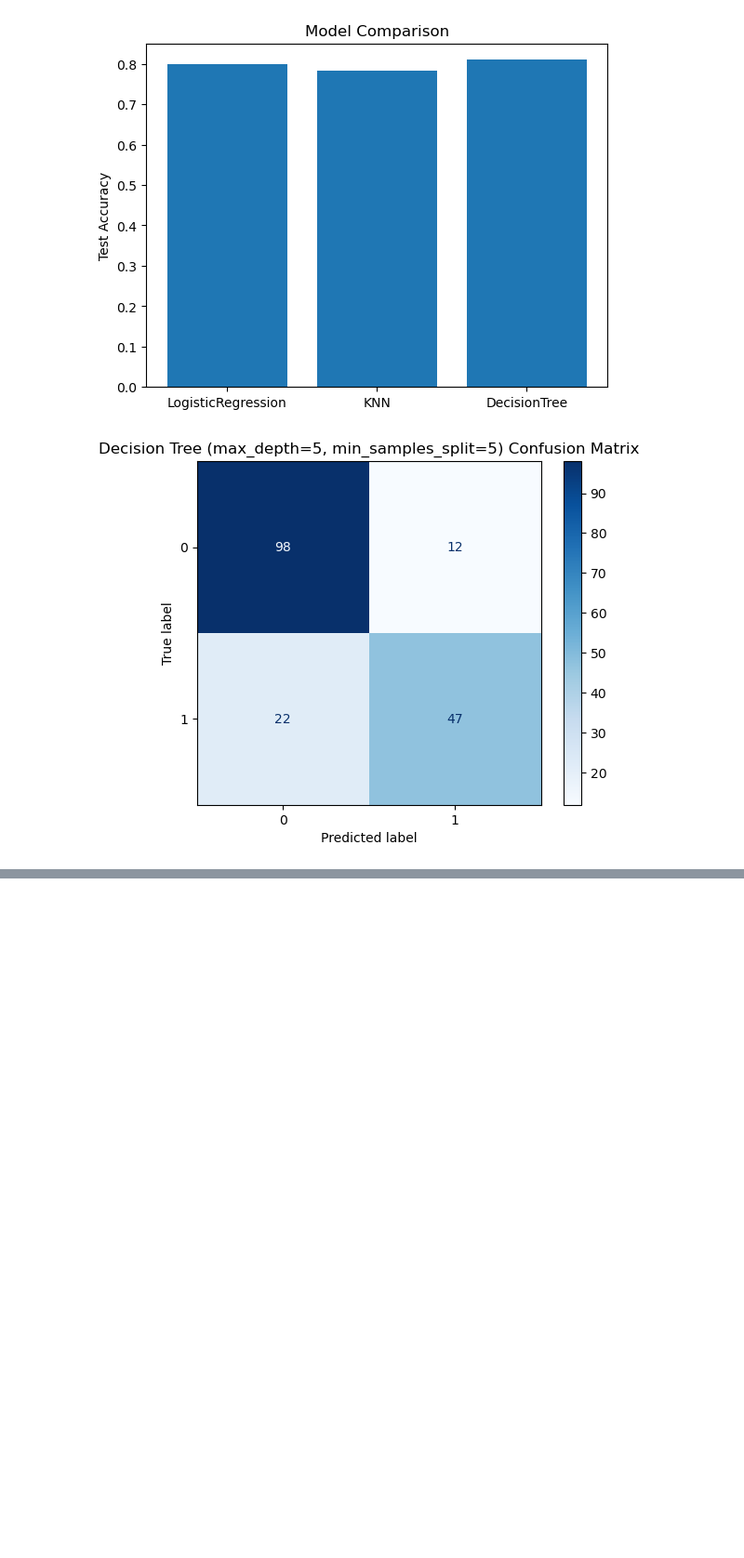
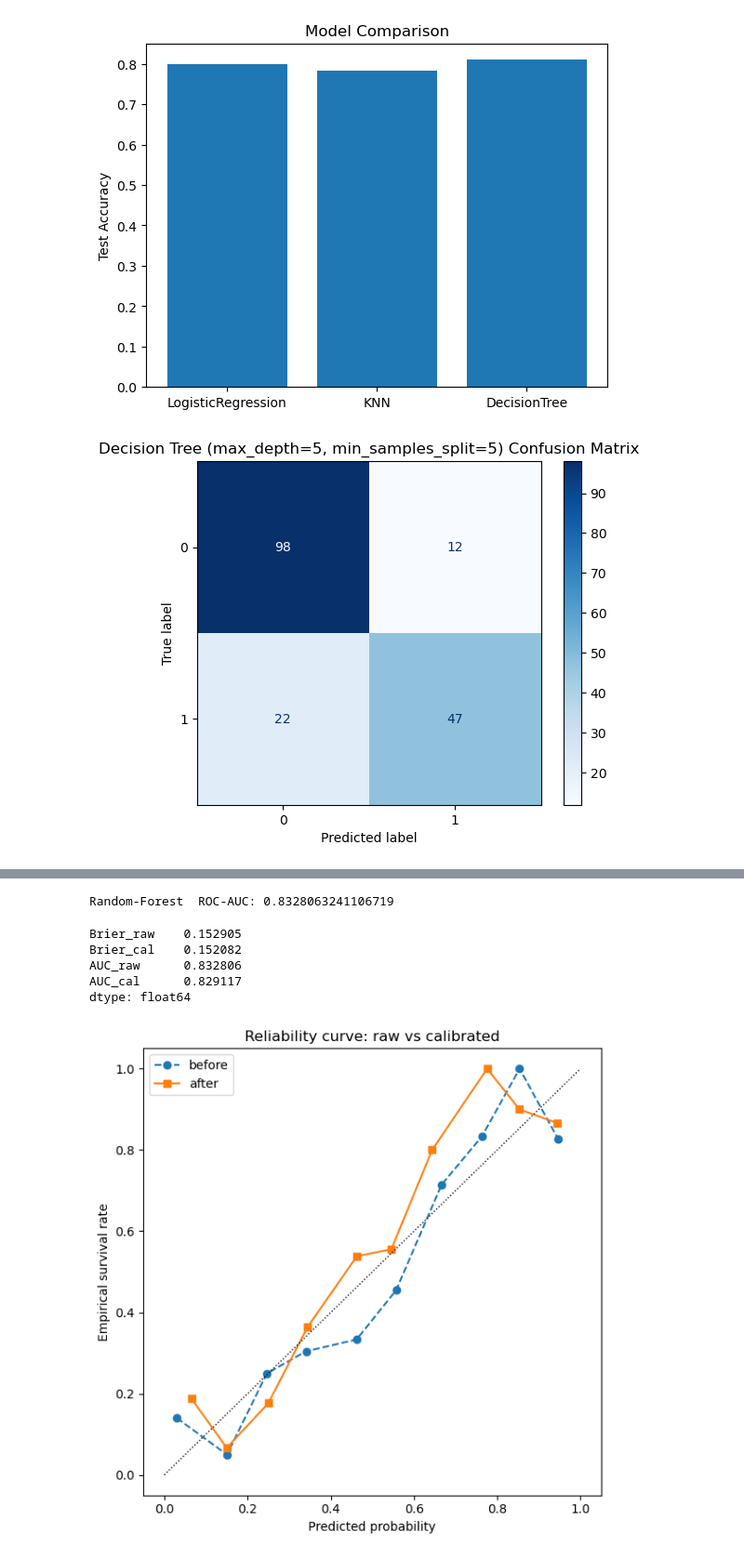
Before and after one commit to karan6705/MATC-Internship, a Jupyter notebook: week3.ipynb, the cells around one changed output, grey strips where cells are left out. Shown at 93% size. Drawn from its saved outputs; the diff is of its cells as text; code cells hidden in the pictures; blank space fills up the shorter version.

Commit message:
Update week3.ipynb with feature-eng and calibrated RF

```diff
--- a/week3.ipynb
+++ b/week3.ipynb
@@ -223,0 +338,62 @@ plt.show()
+# %%
+from sklearn.ensemble import RandomForestClassifier
+
+rf_pipe = Pipeline([
+    ("prep", preprocess),
+    ("clf" , RandomForestClassifier(
+        n_estimators=300, max_depth=None,
+        random_state=42, n_jobs=-1
+    ))
+])
+
+rf_pipe.fit(X_tr, y_tr)
+rf_prob = rf_pipe.predict_proba(X_te)[:, 1]
+
+print("Random-Forest  ROC-AUC:",
+      roc_auc_score(y_te, rf_prob))
+# %% [output]
+Random-Forest  ROC-AUC: 0.8328063241106719
+# %%
+from sklearn.calibration import CalibratedClassifierCV, calibration_curve
+from sklearn.metrics import brier_score_loss, roc_auc_score
+import matplotlib.pyplot as plt
+import pandas as pd
+
+base_model = rf_pipe
+
+cal = CalibratedClassifierCV(estimator=base_model, method="isotonic", cv=5)
+cal.fit(X_tr, y_tr)
+
+p_raw = base_model.predict_proba(X_te)[:, 1]
+p_cal = cal.predict_proba(X_te)[:, 1]
+
+metrics = {
+    "Brier_raw": brier_score_loss(y_te, p_raw),
+    "Brier_cal": brier_score_loss(y_te, p_cal),
+    "AUC_raw": roc_auc_score(y_te, p_raw),
+    "AUC_cal": roc_auc_score(y_te, p_cal),
+}
+print(pd.Series(metrics))
+
+fig, ax = plt.subplots(figsize=(6, 6))
+for probs, label, style in [
+    (p_raw, "before", dict(ls="--", marker="o")),
+    (p_cal, "after", dict(ls="-", marker="s"))
+]:
+    frac_pos, mean_pred = calibration_curve(y_te, probs, n_bins=10, strategy="uniform")
+    ax.plot(mean_pred, frac_pos, label=label, **style)
+
+ax.plot([0, 1], [0, 1], "k:", lw=1)
+ax.set_xlabel("Predicted probability")
+ax.set_ylabel("Empirical survival rate")
+ax.set_title("Reliability curve: raw vs calibrated")
+ax.legend()
+plt.tight_layout()
+plt.show()
+# %% [output]
+Brier_raw    0.152905
+Brier_cal    0.152082
+AUC_raw      0.832806
+AUC_cal      0.829117
+dtype: float64
+[figure, added]
```
Also changed, not shown: parts of 6 cells of this notebook.
